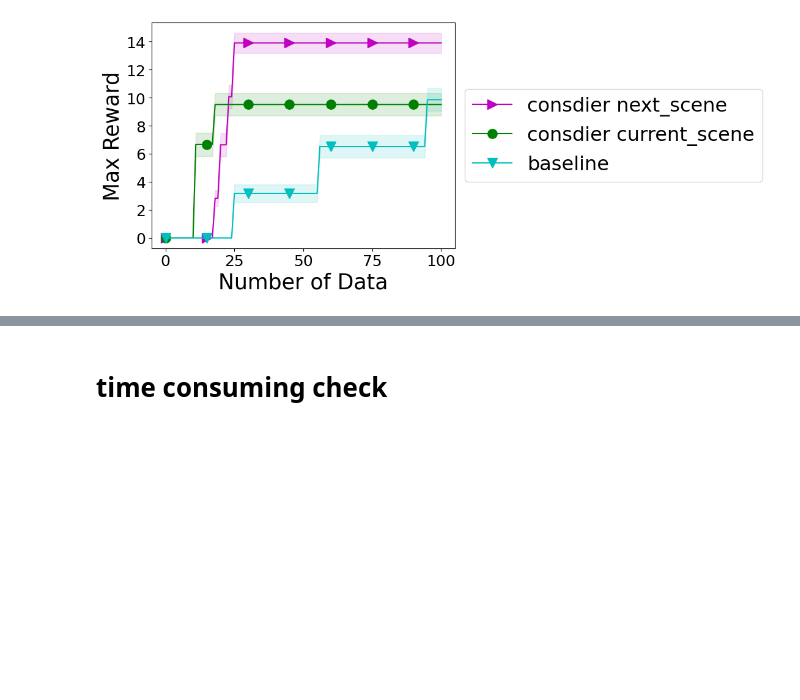
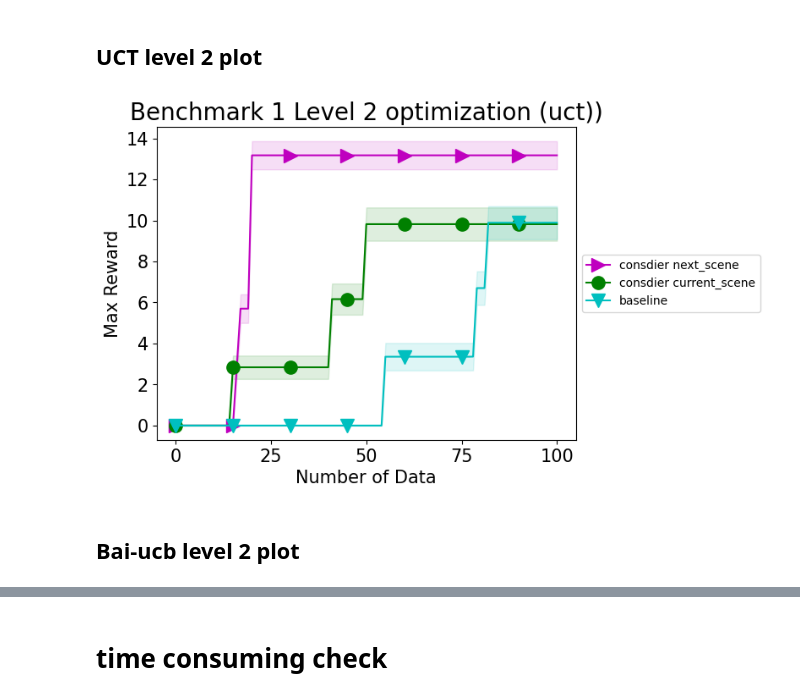
Before and after one commit to juju0111/pytamp, a Jupyter notebook: results/benchmark1/benchmark1_rearr_result_level_2.ipynb, the cells around one changed output, grey strips where cells are left out. Saved outputs shown, nothing was run; the diff lists cells and outputs as text; code cells hidden in the pictures; blank space fills up the shorter version.

```diff
--- a/results/benchmark1/benchmark1_rearr_result_level_2.ipynb
+++ b/results/benchmark1/benchmark1_rearr_result_level_2.ipynb
@@ -122,0 +165,18 @@ plot_values(perturb_mean_level_1_values_flag_0, labels=bai_perturb_result_all_va
+# %%
+algo = "uct"
+result_all_values_flag_1_uct = get_final_all_values(algo, 100, n_seed = 5 ,obj_num = 6, flag = 1, end_num = 0)
+mean_level_1_values_flag_1_uct, std_level_1_values_flag_1_uct = get_mean_std_values(result_all_values_flag_1_uct, level=1)
+mean_level_2_values_flag_1_uct, std_level_2_values_flag_1_uct = get_mean_std_values(result_all_values_flag_1_uct, level=2)
+# plot_values(mean_level_2_values_flag_1_uct, labels=result_all_values_flag_1_uct['c'])
+
+algo = "bai_ucb"
+result_all_values_flag_1_bai_ucb = get_final_all_values(algo, 100, n_seed = 5 ,obj_num = 6, flag = 1, end_num = 0)
+mean_level_1_values_flag_1_bai_ucb, std_level_1_values_flag_1_bai_ucb = get_mean_std_values(result_all_values_flag_1_bai_ucb, level=1)
+mean_level_2_values_flag_1_bai_ucb, std_level_2_values_flag_1_bai_ucb = get_mean_std_values(result_all_values_flag_1_bai_ucb, level=2)
+# plot_values(mean_level_2_values_flag_1_bai_ucb, labels=result_all_values_flag_1_bai_ucb['c'])
+
+algo = "bai_perturb"
+result_all_values_flag_1_bai_perturb = get_final_all_values(algo, 100, n_seed = 5 ,obj_num = 6, flag = 1, end_num = 0)
+mean_level_1_values_flag_1_bai_perturb, std_level_1_values_flag_1_bai_perturb = get_mean_std_values(result_all_values_flag_1_bai_perturb, level=1)
+mean_level_2_values_flag_1_bai_perturb, std_level_2_values_flag_1_bai_perturb = get_mean_std_values(result_all_values_flag_1_bai_perturb, level=2)
+# plot_values(mean_level_2_values_flag_1_bai_perturb, labels=result_all_values_flag_1_bai_perturb['c'])
@@ -186,38 +329,34 @@ max_perturb_idx_flag_2
+# %% [markdown]
+## UCT level 2 plot
 # %%
-max_perturb_idx_flag_2 = np.argmax(perturb_mean_level_2_values_flag_2[:, -1])
-perturb_level_2_flag_2_mean_list = perturb_mean_level_2_values_flag_2[max_perturb_idx_flag_2]
-perturb_level_2_flag_2_std_list = perturb_std_level_2_values_flag_2[max_perturb_idx_flag_2]
+max_idx_flag_2_uct = np.argmax(mean_level_2_values_flag_2_uct[:, -1])
+level_2_flag_2_mean_list_uct = mean_level_2_values_flag_2_uct[max_idx_flag_2_uct]
+level_2_flag_2_std_list_uct = std_level_2_values_flag_2_uct[max_idx_flag_2_uct]
 
-max_perturb_idx_flag_1 = np.argmax(perturb_mean_level_2_values_flag_1[:, -1])
-perturb_level_2_flag_1_mean_list = perturb_mean_level_2_values_flag_1[max_perturb_idx_flag_1]
-perturb_level_2_flag_1_std_list = perturb_std_level_2_values_flag_1[max_perturb_idx_flag_1]
+max_idx_flag_1_uct = np.argmax(mean_level_2_values_flag_1_uct[:, -1])
+level_2_flag_1_mean_list_uct = mean_level_2_values_flag_1_uct[max_idx_flag_1_uct]
+level_2_flag_1_std_list_uct = std_level_2_values_flag_1_uct[max_idx_flag_1_uct]
 
-max_perturb_idx_flag_0 = np.argmax(perturb_mean_level_2_values_flag_0[:, -1])
-perturb_level_2_flag_0_mean_list = perturb_mean_level_2_values_flag_0[max_perturb_idx_flag_0]
-perturb_level_2_flag_0_std_list = perturb_std_level_2_values_flag_0[max_perturb_idx_flag_0]
+max_idx_flag_0_uct = np.argmax(mean_level_2_values_flag_0_uct[:, -1])
+level_2_flag_0_mean_list_uct = mean_level_2_values_flag_0_uct[max_idx_flag_0_uct]
+level_2_flag_0_std_list_uct = std_level_2_values_flag_0_uct[max_idx_flag_0_uct]
 
-# max_bai_ucb_idx = np.argmax(bai_ucb_mean_level_2_values[:, -1])
-# bai_ucb_level_2_mean_list = bai_ucb_mean_level_2_values[max_bai_ucb_idx]
-# bai_ucb_level_2_std_list = bai_ucb_std_level_2_values[max_bai_ucb_idx]
+x_list = np.arange(len(level_2_flag_2_mean_list_uct))
 
-# max_random_idx = np.argmax(random_mean_level_2_values[:, -1])
-# random_level_2_mean_list = random_mean_level_2_values[max_random_idx]
-# random_level_2_std_list = random_std_level_2_values[max_random_idx]
+linearplot_with_confidence(x_list, level_2_flag_2_mean_list_uct, level_2_flag_2_std_list_uct, "consdier next_scene", ">", "m")
+linearplot_with_confidence(x_list, level_2_flag_1_mean_list_uct, level_2_flag_1_std_list_uct, "consdier current_scene", "o", "g")
+linearplot_with_confidence(x_list, level_2_flag_0_mean_list_uct, level_2_flag_0_std_list_uct, "baseline", "v", "c")
 
-x_list = np.arange(len(perturb_level_2_flag_2_mean_list))
+plt.title("Benchmark 1 Level 2 optimization (uct))", fontsize=20)
+plt.xlabel("Number of Data",fontsize=15)
+plt.ylabel("Max Reward",fontsize=15)
 
-linearplot_with_confidence(x_list, perturb_level_2_flag_2_mean_list, perturb_level_2_flag_2_std_list, "consdier next_scene", ">", "m")
-linearplot_with_confidence(x_list, perturb_level_2_flag_1_mean_list, perturb_level_2_flag_1_std_list, "consdier current_scene", "o", "g")
-linearplot_with_confidence(x_list, perturb_level_2_flag_0_mean_list, perturb_level_2_flag_0_std_list, "baseline", "v", "c")
-# linearplot_with_confidence(x_list, bai_ucb_level_2_mean_list, bai_ucb_level_2_std_list, "bai_ucb", "o", "g")
-# linearplot_with_confidence(x_list, random_level_2_mean_list, random_level_2_std_list, "random", "^", "r")
-
-plt.xlabel("Number of Data",fontsize=25)
-plt.ylabel("Max Reward",fontsize=25)
-
-plt.xticks(x_list[::25],x_list[::25],fontsize=18)
-plt.yticks(fontsize=18)
-plt.legend(loc='center left', bbox_to_anchor=(1, 0.5), prop={'size' : 23})
+plt.xticks(x_list[::25],x_list[::25],fontsize=15)
+plt.yticks(fontsize=15)
+plt.legend(loc='center left', bbox_to_anchor=(1, 0.5), prop={'size' : 10})
 plt.show()
 # %% [output]
-[figure, old version]
+[figure, new version]
+# %% [markdown]
+
+## Bai-ucb level 2 plot
```
Also changed, not shown: parts of 35 cells of this notebook, 12 other files.
